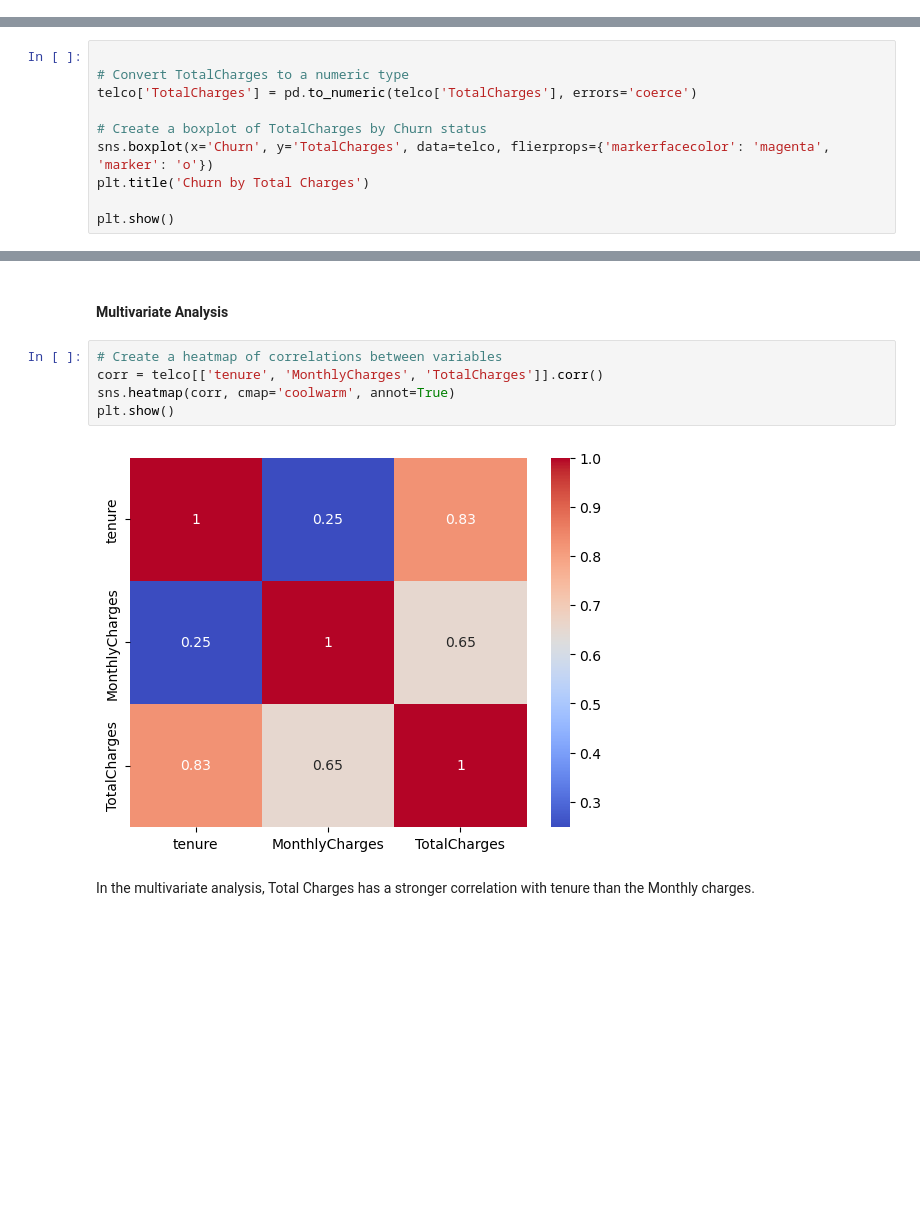
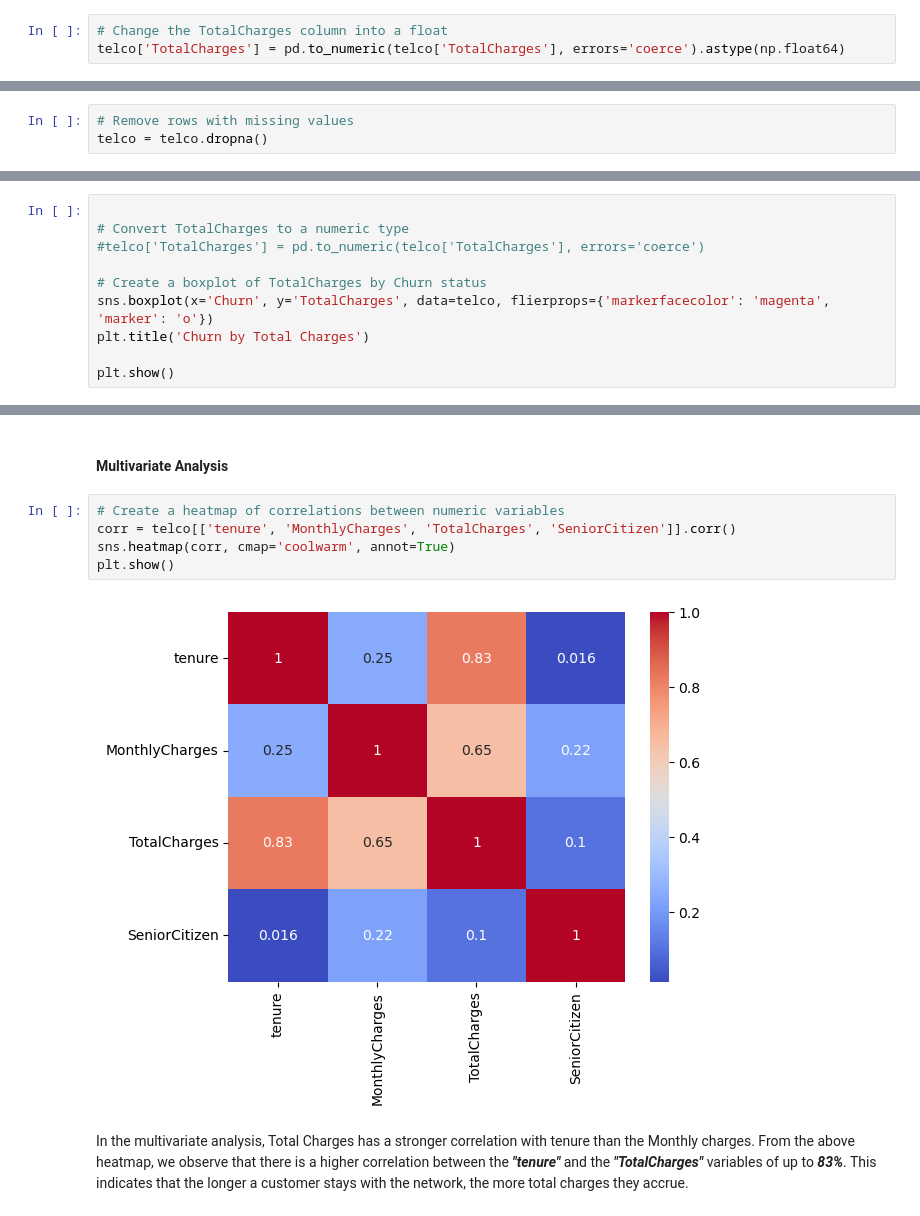
Before and after one commit to Jonasafutu/Career_Accelerator_LP3-Classifcation, a Jupyter notebook: Team Paris LP3 Classification Project.ipynb, the cells around one changed output, grey strips where cells are left out. Saved outputs shown, nothing was run; the diff lists cells and outputs as text; blank space fills up the shorter version.

```diff
--- a/Team Paris LP3 Classification Project.ipynb
+++ b/Team Paris LP3 Classification Project.ipynb
@@ -122,0 +181,3 @@ memory usage: 1.1+ MB
+# %%
+# Change the TotalCharges column into a float
+telco['TotalCharges'] = pd.to_numeric(telco['TotalCharges'], errors='coerce').astype(np.float64)
@@ -143,0 +232,3 @@ dtype: int64
+# %%
+# Remove rows with missing values
+telco = telco.dropna()
@@ -336,7 +449,7 @@ Customers who churn, pay on average, 80 montly-on-month.
 # %%
 
 # Convert TotalCharges to a numeric type
-telco['TotalCharges'] = pd.to_numeric(telco['TotalCharges'], errors='coerce')
+#telco['TotalCharges'] = pd.to_numeric(telco['TotalCharges'], errors='coerce')
 
 # Create a boxplot of TotalCharges by Churn status
 sns.boxplot(x='Churn', y='TotalCharges', data=telco, flierprops={'markerfacecolor': 'magenta', 'marker': 'o'})
@@ -380,14 +493,14 @@ From this bar plot, we see that the group of customers with the most churn are t
 # %% [markdown]
 #### Multivariate Analysis
 # %%
-# Create a heatmap of correlations between variables
-corr = telco[['tenure', 'MonthlyCharges', 'TotalCharges']].corr()
+# Create a heatmap of correlations between numeric variables
+corr = telco[['tenure', 'MonthlyCharges', 'TotalCharges', 'SeniorCitizen']].corr()
 sns.heatmap(corr, cmap='coolwarm', annot=True)
 plt.show()
 # %% [output]
-[figure, old version]
+[figure, new version]
 # %% [markdown]
-In the multivariate analysis, Total Charges has a stronger correlation with tenure than the Monthly charges.
+In the multivariate analysis, Total Charges has a stronger correlation with tenure than the Monthly charges. From the above heatmap, we observe that there is a higher correlation between the *__"tenure"__* and the *__"TotalCharges"__* variables of up to **_83%_**. This indicates that the longer a customer stays with the network, the more total charges they accrue.
 # %%
 # Pairwise scatterplot of monthly charges, total charges, and tenure
 sns.pairplot(telco[['MonthlyCharges', 'TotalCharges', 'tenure']])
```
Also changed, not shown: parts of 53 cells of this notebook, 1 other file.
